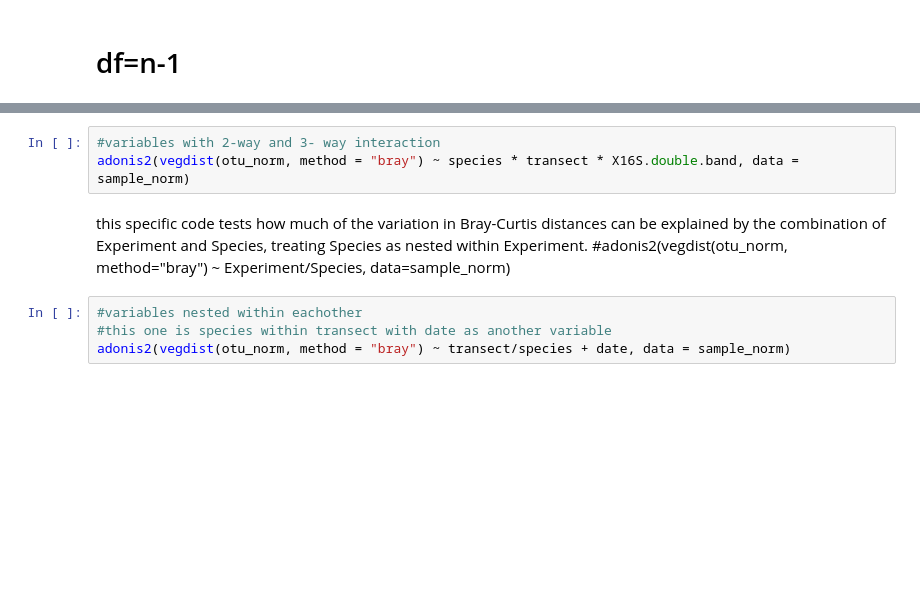
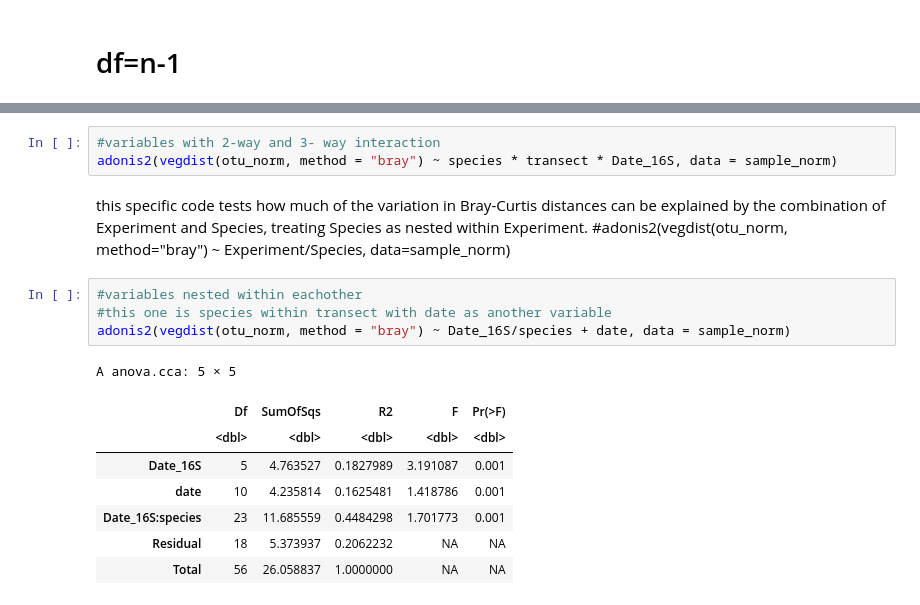
Before and after one commit to cdesouza02/BEL_16S_output, a Jupyter notebook: vegan_wip.ipynb, the cells around one changed output, grey strips where cells are left out. Drawn from its saved outputs; the diff is of its cells as text; blank space fills up the shorter version.

```diff
--- a/vegan_wip.ipynb
+++ b/vegan_wip.ipynb
@@ -307,10 +398,19 @@ adonis2(vegdist(otu_norm, method = "bray") ~ species + transect + date + X16S.do
 # %%
 #variables with 2-way and 3- way interaction
-adonis2(vegdist(otu_norm, method = "bray") ~ species * transect * X16S.double.band, data = sample_norm)
+adonis2(vegdist(otu_norm, method = "bray") ~ species * transect * Date_16S, data = sample_norm)
 # %% [markdown]
 this specific code tests how much of the variation in Bray-Curtis distances can be explained by the combination of Experiment and Species, treating Species as nested within Experiment.
 #adonis2(vegdist(otu_norm, method="bray") ~ Experiment/Species, data=sample_norm)
 # %%
 #variables nested within eachother
 #this one is species within transect with date as another variable
-adonis2(vegdist(otu_norm, method = "bray") ~ transect/species + date, data = sample_norm)
+adonis2(vegdist(otu_norm, method = "bray") ~ Date_16S/species + date, data = sample_norm)
+# %% [output]
+A anova.cca: 5 × 5
+|  | Df | SumOfSqs | R2 | F | Pr(>F) |
+|  | <dbl> | <dbl> | <dbl> | <dbl> | <dbl> |
+| Date_16S | 5 | 4.763527 | 0.1827989 | 3.191087 | 0.001 |
+| date | 10 | 4.235814 | 0.1625481 | 1.418786 | 0.001 |
+| Date_16S:species | 23 | 11.685559 | 0.4484298 | 1.701773 | 0.001 |
+| Residual | 18 | 5.373937 | 0.2062232 | NA | NA |
+| Total | 56 | 26.058837 | 1.0000000 | NA | NA |
```
Also changed, not shown: parts of 23 cells of this notebook.
